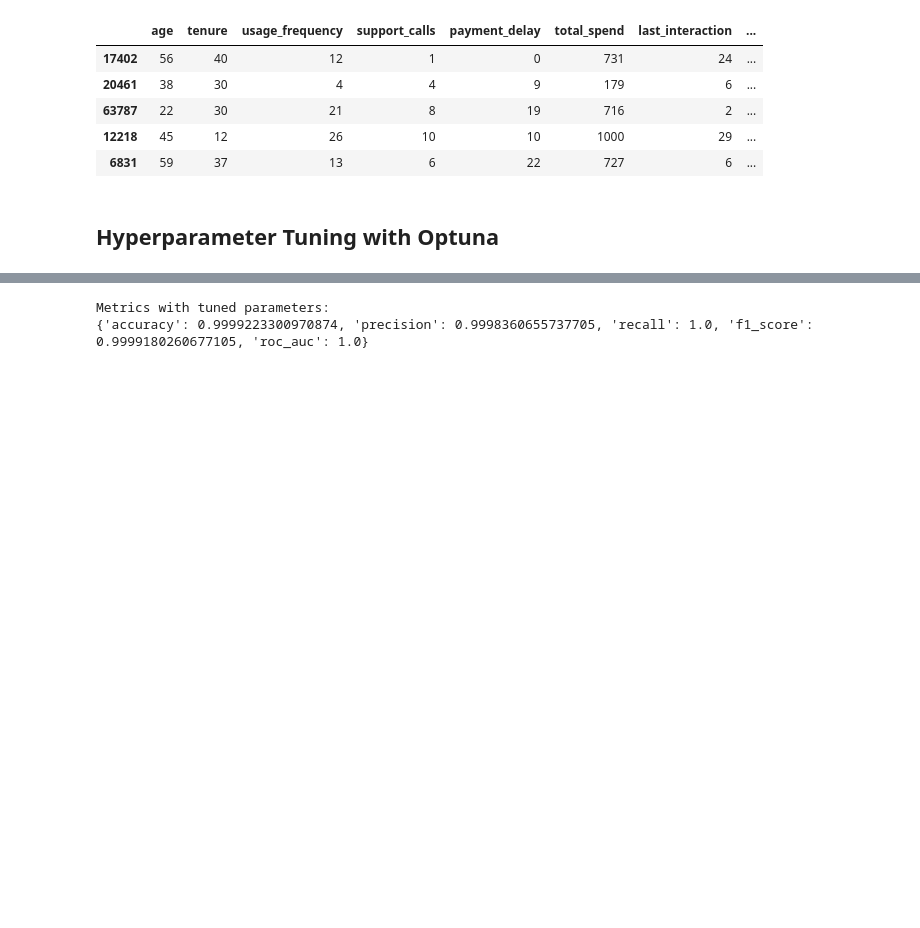
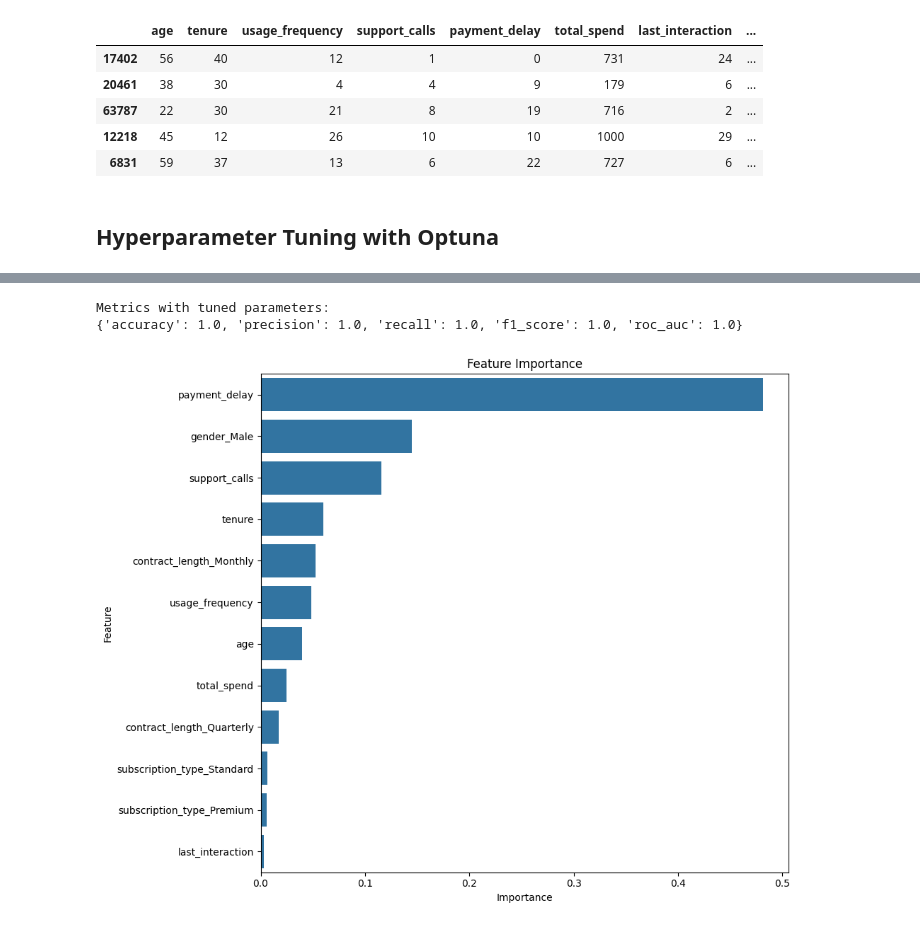
Before and after one commit to RabaDaba1/mlops-churn-prediction, a Jupyter notebook: notebooks/main.ipynb, the cells around one changed output, grey strips where cells are left out. Saved outputs shown, nothing was run; the diff lists cells and outputs as text; code cells hidden in the pictures; blank space fills up the shorter version.

```diff
--- a/notebooks/main.ipynb
+++ b/notebooks/main.ipynb
@@ -255,15 +270,15 @@ best_params.update(
     {
         "objective": "binary:logistic",
         "eval_metric": "logloss",
-        "random_state": 42,
+        "random_state": RANDOM_STATE,
     }
 )
 
 best_model = xgb.XGBClassifier(**best_params)
-best_model.fit(X_train_final, y_train)  # Use encoded features
+best_model.fit(X_train_final, y_train)
 
-y_pred = best_model.predict(X_test_final)  # Use encoded features
-y_pred_proba = best_model.predict_proba(X_test_final)[:, 1]  # Use encoded features
+y_pred = best_model.predict(X_test_final)
+y_pred_proba = best_model.predict_proba(X_test_final)[:, 1]
 
 tuned_metrics = {
     "accuracy": accuracy_score(y_test, y_pred),
@@ -277,7 +292,31 @@ print("\nMetrics with tuned parameters:")
 print(tuned_metrics)
 # %% [output]
 Metrics with tuned parameters:
-{'accuracy': 0.9999223300970874, 'precision': 0.9998360655737705, 'recall': 1.0, 'f1_score': 0.9999180260677105, 'roc_auc': 1.0}
+{'accuracy': 1.0, 'precision': 1.0, 'recall': 1.0, 'f1_score': 1.0, 'roc_auc': 1.0}
+# %%
+if use_wandb:
+    wandb.log(tuned_metrics)
+
+    feature_importance = pd.DataFrame(
+        {
+            "Feature": X_train_final.columns,
+            "Importance": best_model.feature_importances_,
+        }
+    ).sort_values("Importance", ascending=False)
+
+    plt.figure(figsize=(10, 8))
+    sns.barplot(x="Importance", y="Feature", data=feature_importance.head(20))
+    plt.title("Feature Importance")
+    plt.tight_layout()
+
+    wandb.log(
+        {
+            "feature_importance": wandb.Image(plt),
+            "feature_importance_data": wandb.Table(dataframe=feature_importance),
+        }
+    )
+# %% [output]
+[figure, added]
 # %%
 tuned_params_file = PROJECT_ROOT / "params_tuned.yaml"
 with open(tuned_params_file, "w") as f:
```
Also changed, not shown: parts of 9 cells of this notebook.
